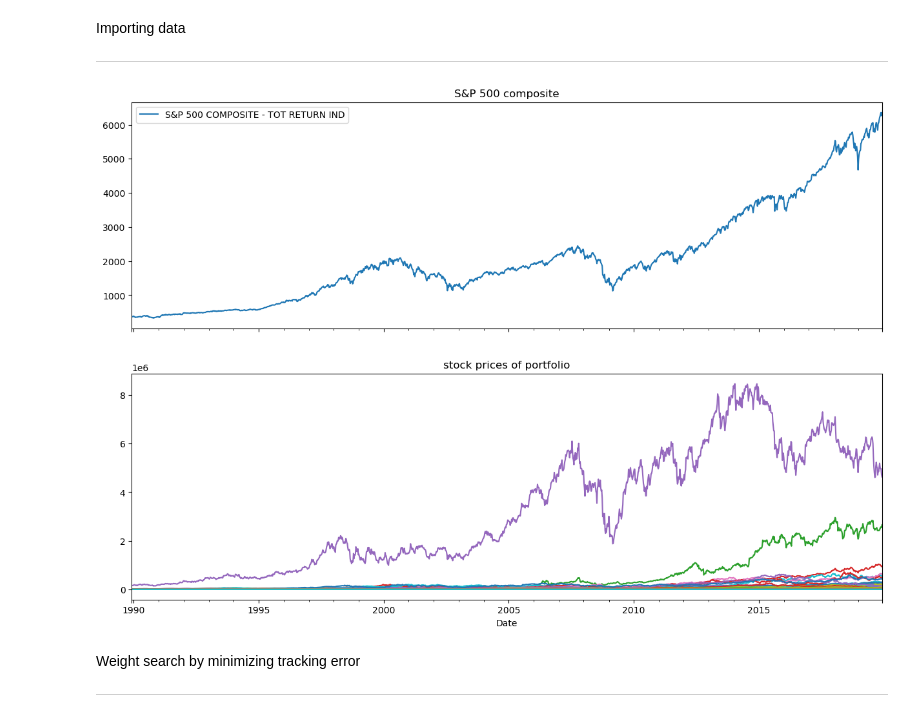
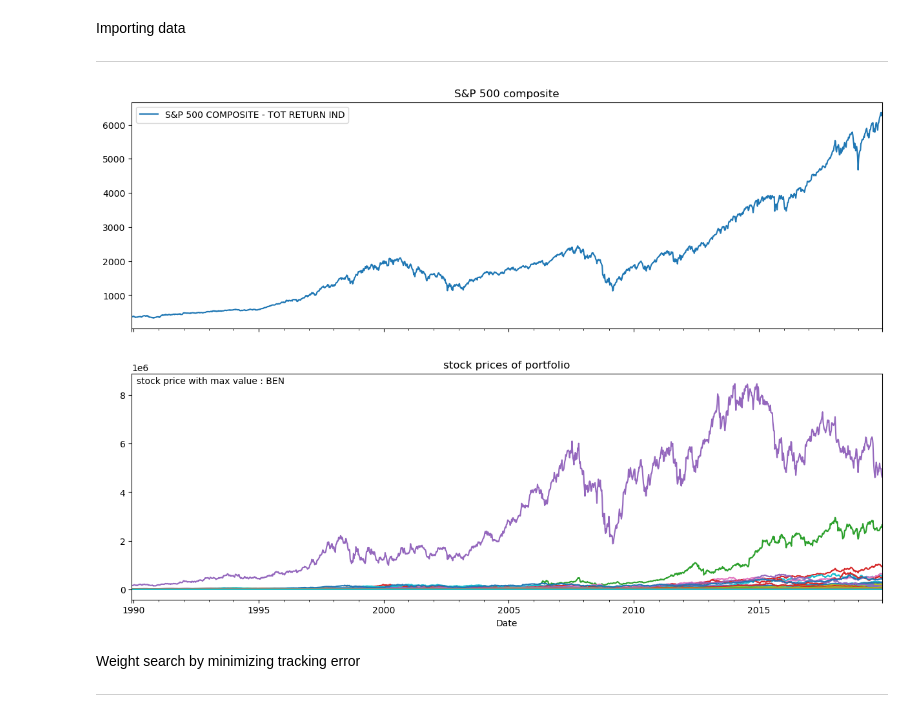
Before and after one commit to CastanieAlexandre/TP-Climate-finance, a Jupyter notebook: NB_TPClimateFInance.ipynb, the cells around one changed output. Drawn from its saved outputs; the diff is of its cells as text; code cells hidden in the pictures.

```diff
--- a/NB_TPClimateFInance.ipynb
+++ b/NB_TPClimateFInance.ipynb
@@ -22,10 +22,11 @@ df_sp=df_sp.set_index('Name')
 # %%
 fig,ax=plt.subplots(2,1,figsize=(15,10),sharex=True)
 df_sp.plot(ax=ax[0], title='S&P 500 composite')
-df_stock.plot(ax=ax[1],legend=False,title='stock prices of portfolio')
+ax=df_stock.plot(ax=ax[1],legend=False,title='stock prices of portfolio')
+ax.text(df_stock.index[10],df_stock.max(axis=0).max(),"stock price with max value : "+f"{df_stock.max(axis=0).idxmax()}")
 plt.show()
 # %% [output]
-[figure, old version]
+[figure, new version]
 # %% [markdown]
 Weight search by minimizing tracking error
 
```
Also changed, not shown: parts of 7 cells of this notebook.
